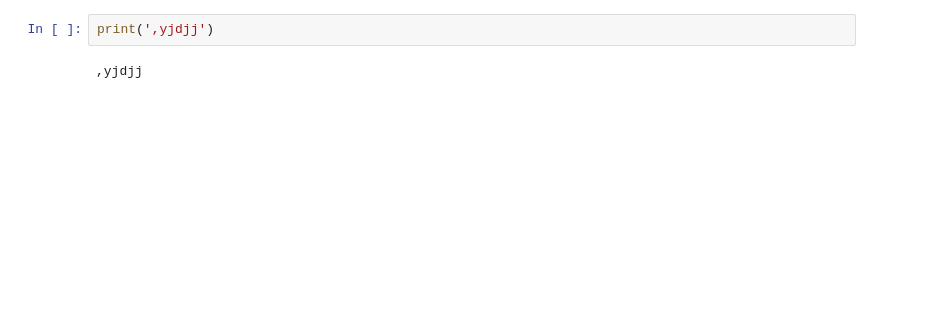
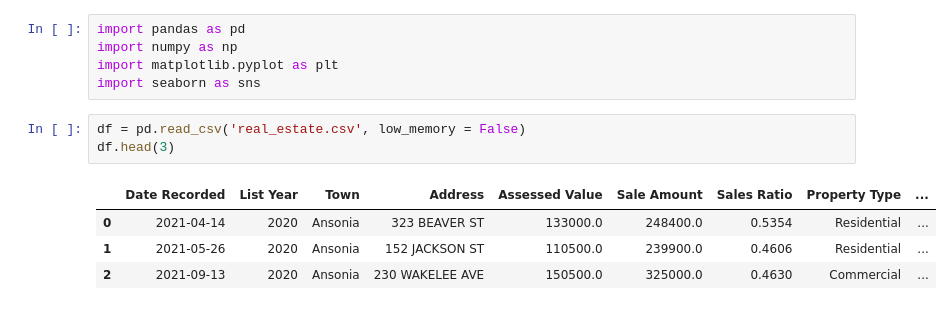
Before and after one commit to amuadhikari2057/Data-Analysis, a Jupyter notebook: Untitled.ipynb, the cells around one changed output. Drawn from its saved outputs; the diff is of its cells as text; blank space fills up the shorter version.

```diff
--- a/Untitled.ipynb
+++ b/Untitled.ipynb
@@ -1,4 +1,13 @@
-# %%
-print(',yjdjj')
-# %% [output]
-,yjdjj
+# %%
+import pandas as pd
+import numpy as np
+import matplotlib.pyplot as plt
+import seaborn as sns
+# %%
+df = pd.read_csv('real_estate.csv', low_memory = False)
+df.head(3)
+# %% [output]
+|  | Date Recorded | List Year | Town | Address | Assessed Value | Sale Amount | Sales Ratio | Property Type | ... |
+| 0 | 2021-04-14 | 2020 | Ansonia | 323 BEAVER ST | 133000.0 | 248400.0 | 0.5354 | Residential | ... |
+| 1 | 2021-05-26 | 2020 | Ansonia | 152 JACKSON ST | 110500.0 | 239900.0 | 0.4606 | Residential | ... |
+| 2 | 2021-09-13 | 2020 | Ansonia | 230 WAKELEE AVE | 150500.0 | 325000.0 | 0.4630 | Commercial | ... |
```
Also changed, not shown: parts of 17 cells of this notebook, 4 other files.
